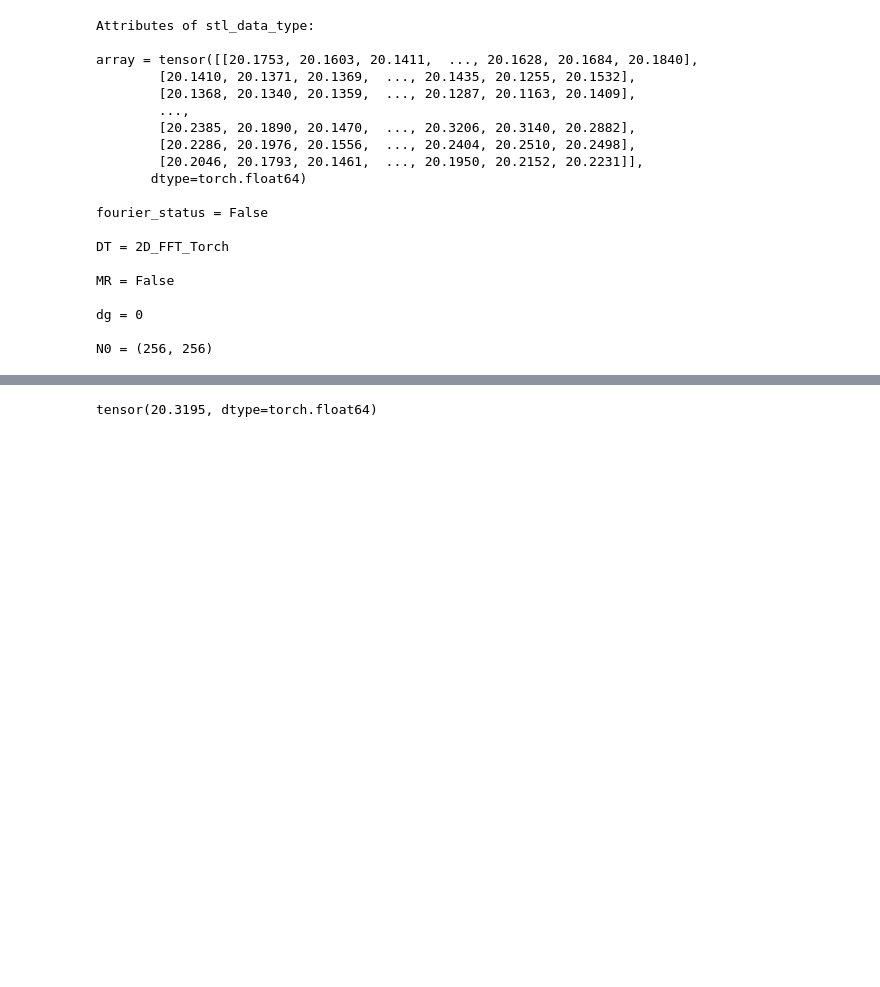
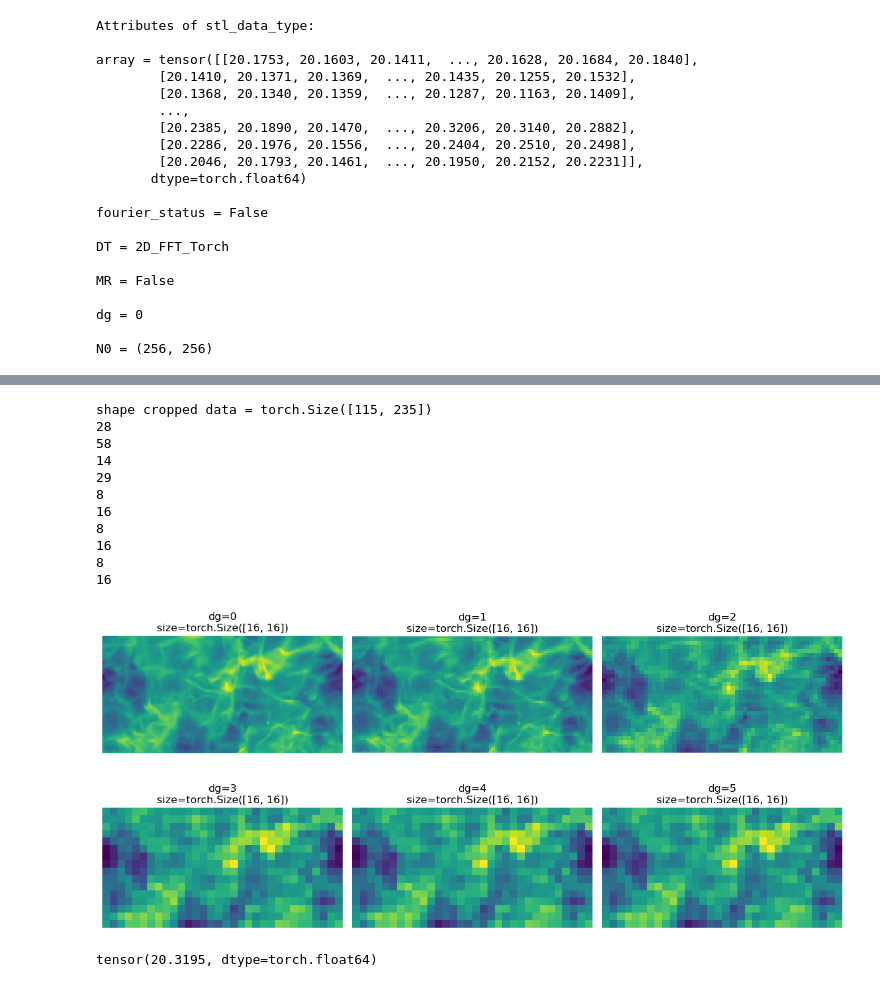
Before and after one commit to Eralys/STL_dev, a Jupyter notebook: STL_main/DT1_Test/CN1_2D_FFT_Torch.ipynb, the cells around one changed output, grey strips where cells are left out. Saved outputs shown, nothing was run; the diff lists cells and outputs as text; code cells hidden in the pictures; blank space fills up the shorter version.

```diff
--- a/STL_main/DT1_Test/CN1_2D_FFT_Torch.ipynb
+++ b/STL_main/DT1_Test/CN1_2D_FFT_Torch.ipynb
@@ -113,29 +116,41 @@ ValueError: setting an array element with a sequence. The requested array has an
 # %%
 # Let's test the same downsampling method with non regular sizes
 
 stl_data_type_crop = STLDataClass(data=data[:115, :235])
 print("shape cropped data = " + str(stl_data_type_crop.array.shape))
 
 # Prepare plot
 fig, axes = plt.subplots(2, 3, figsize=(12, 6))
 axes = axes.ravel()
 
 # perform 8 downgrading and plot
 for dg, ax in enumerate(axes):
 
     # Subsample data
-    stl_data_crop_dg_array, _ = stl_data_type_crop.subsampling(dg)
+    stl_data_crop_dg = stl_data_type_crop.subsampling(dg)
 
-    array_crop_shape =stl_data_crop_dg_array.shape
 
-    ax.imshow(stl_data_crop_dg_array)
-    ax.set_title(f"dg={dg}\nsize={array_crop_shape}")
+    ax.imshow(stl_data_crop_dg.array.real)
+    ax.set_title(f"dg={dg}\nsize={stl_data_crop_dg.array.shape}")
     ax.axis('off')
 
 plt.tight_layout()
 plt.show()
 
 # Same issue here as before.
+# %% [output]
+shape cropped data = torch.Size([115, 235])
+28
+58
+14
+29
+8
+16
+8
+16
+8
+16
+[figure, added]
 # %%
 # Let's check mean computation
 mean = stl_data_type.mean()
```
Also changed, not shown: parts of 4 cells of this notebook, 2 other files.
